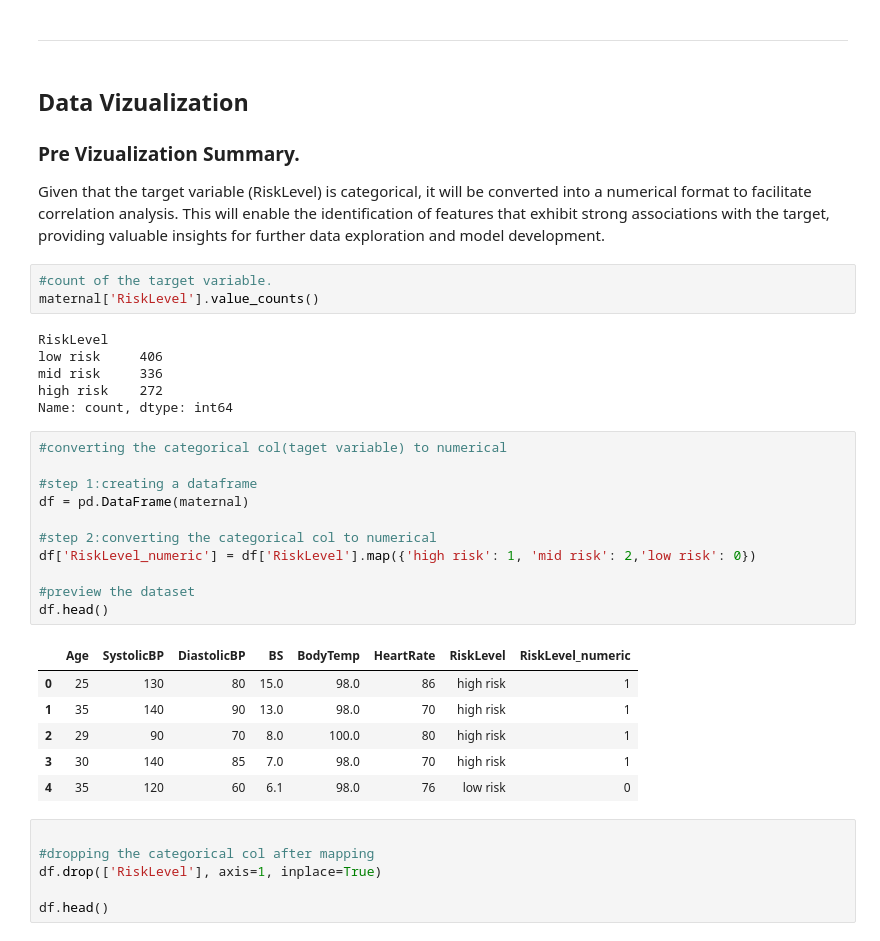
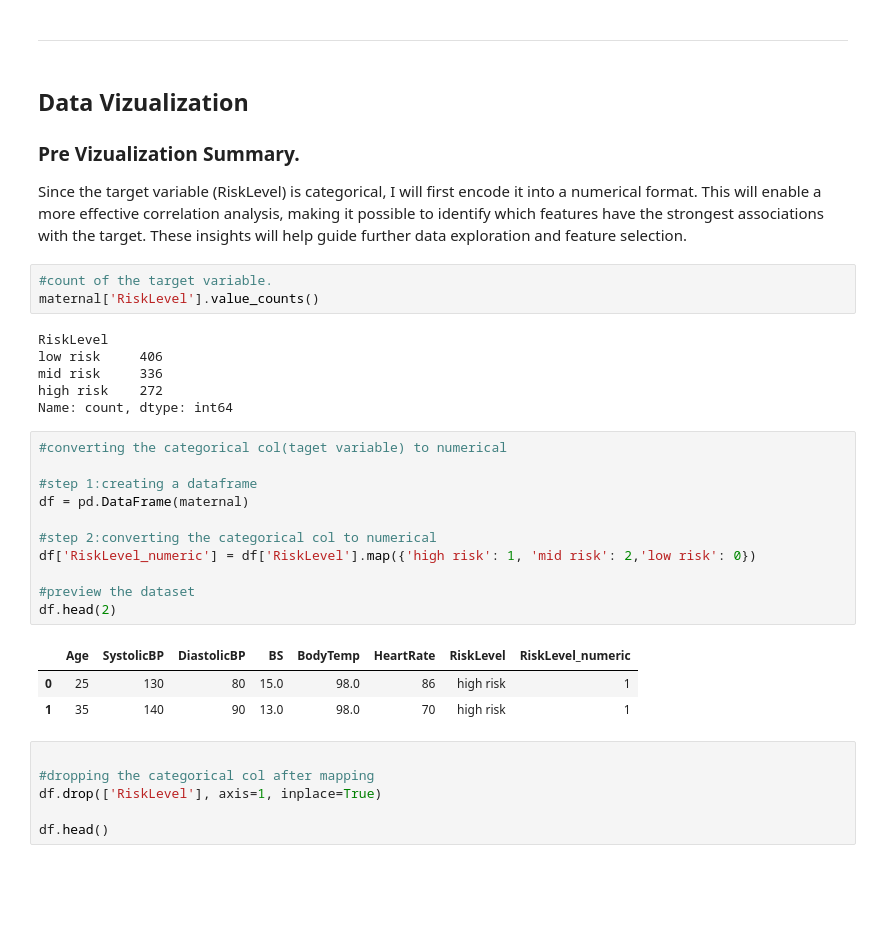
Before and after one commit to ruth-kitasi/Maternal-Health-Risk-ML, a Jupyter notebook: index.ipynb, the cells around one changed output. Cells and saved outputs as stored; diff of their text form; blank space fills up the shorter version.

```diff
--- a/index.ipynb
+++ b/index.ipynb
@@ -110,7 +100,7 @@ maternal.shape
 ## Data Vizualization
 ### Pre Vizualization Summary.
 
-Given that the target variable (RiskLevel) is categorical, it will be converted into a numerical format to facilitate correlation analysis. This will enable the identification of features that exhibit strong associations with the target, providing valuable insights for further data exploration and model development.
+Since the target variable (RiskLevel) is categorical, I will first encode it into a numerical format. This will enable a more effective correlation analysis, making it possible to identify which features have the strongest associations with the target. These insights will help guide further data exploration and feature selection.
 # %%
 #count of the target variable.
 maternal['RiskLevel'].value_counts()
@@ -123,21 +113,18 @@ Name: count, dtype: int64
 # %%
 #converting the categorical col(taget variable) to numerical
 
 #step 1:creating a dataframe
 df = pd.DataFrame(maternal)
 
 #step 2:converting the categorical col to numerical
 df['RiskLevel_numeric'] = df['RiskLevel'].map({'high risk': 1, 'mid risk': 2,'low risk': 0})
 
 #preview the dataset
-df.head()
+df.head(2)
 # %% [output]
 |  | Age | SystolicBP | DiastolicBP | BS | BodyTemp | HeartRate | RiskLevel | RiskLevel_numeric |
 | 0 | 25 | 130 | 80 | 15.0 | 98.0 | 86 | high risk | 1 |
 | 1 | 35 | 140 | 90 | 13.0 | 98.0 | 70 | high risk | 1 |
-| 2 | 29 | 90 | 70 | 8.0 | 100.0 | 80 | high risk | 1 |
-| 3 | 30 | 140 | 85 | 7.0 | 98.0 | 70 | high risk | 1 |
-| 4 | 35 | 120 | 60 | 6.1 | 98.0 | 76 | low risk | 0 |
 # %%
 
 #dropping the categorical col after mapping
```
Also changed, not shown: parts of 36 cells of this notebook.
